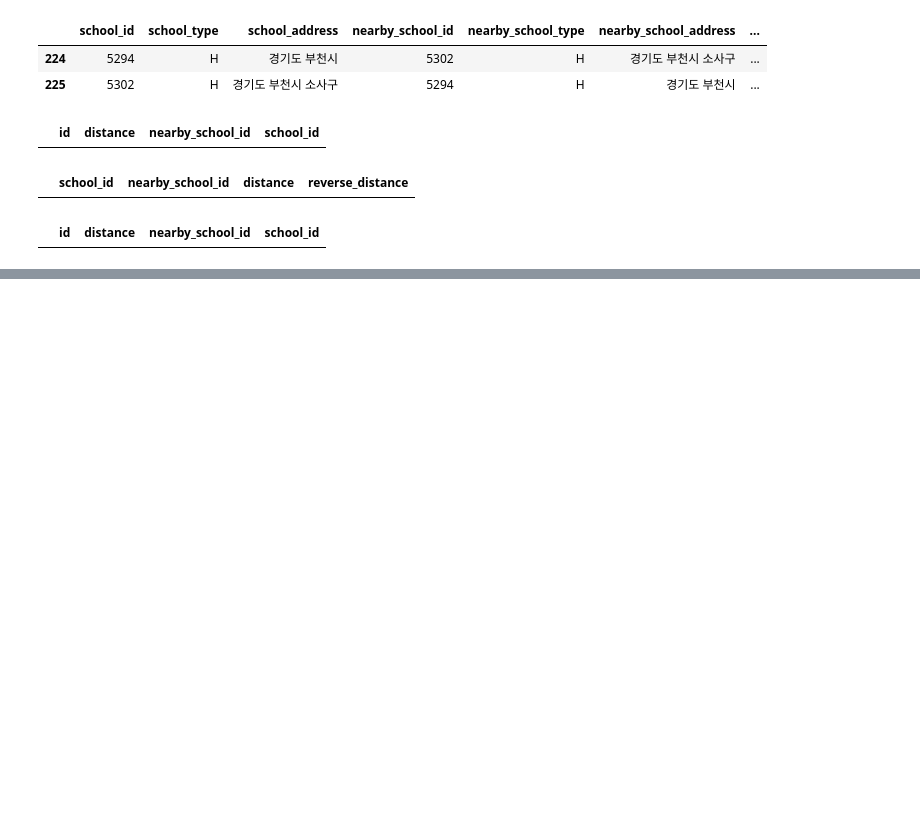
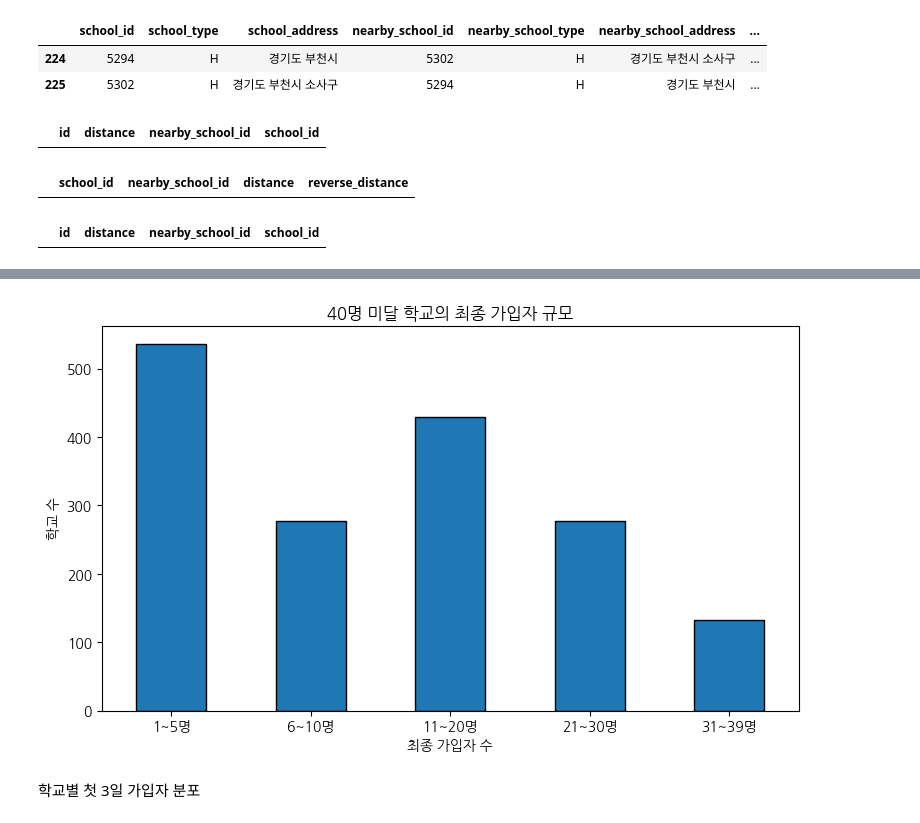
Before and after one commit to DA15-Lab/team3-ping-analytics, a Jupyter notebook: notebooks/Hyunho_analysis.ipynb, the cells around one changed output, grey strips where cells are left out. Saved outputs shown, nothing was run; the diff lists cells and outputs as text; code cells hidden in the pictures; blank space fills up the shorter version.

```diff
--- a/notebooks/Hyunho_analysis.ipynb
+++ b/notebooks/Hyunho_analysis.ipynb
@@ -1879,0 +1896,2 @@ nearby[
+# %%
+path = Path('/content/drive/MyDrive/코드잇 3팀 고급 프로젝트/01_전처리 완료된 csv')
@@ -1879,0 +2535,27 @@ nearby[
+# %%
+# 미달 학교를 최종 가입자 수에 따라 구간화
+miss_group = pd.cut(
+    network_base.loc[
+        ~network_base['reached_40'],
+        ['school_id', 'school_user_count']
+    ].drop_duplicates('school_id')['school_user_count'],
+    bins=[0, 5, 10, 20, 30, 39],
+    labels=['1~5명', '6~10명', '11~20명', '21~30명', '31~39명']
+)
+
+# 구간별 학교 수 시각화
+miss_group.value_counts().sort_index().plot(
+    kind='bar',
+    figsize=(9, 5),
+    edgecolor='black'
+)
+
+plt.title('40명 미달 학교의 최종 가입자 규모')
+plt.xlabel('최종 가입자 수')
+plt.ylabel('학교 수')
+plt.xticks(rotation=0)
+plt.show()
+# %% [output]
+[figure, added]
+# %% [markdown]
+학교별 첫 3일 가입자 분포
```
Also changed, not shown: parts of 154 cells of this notebook.
